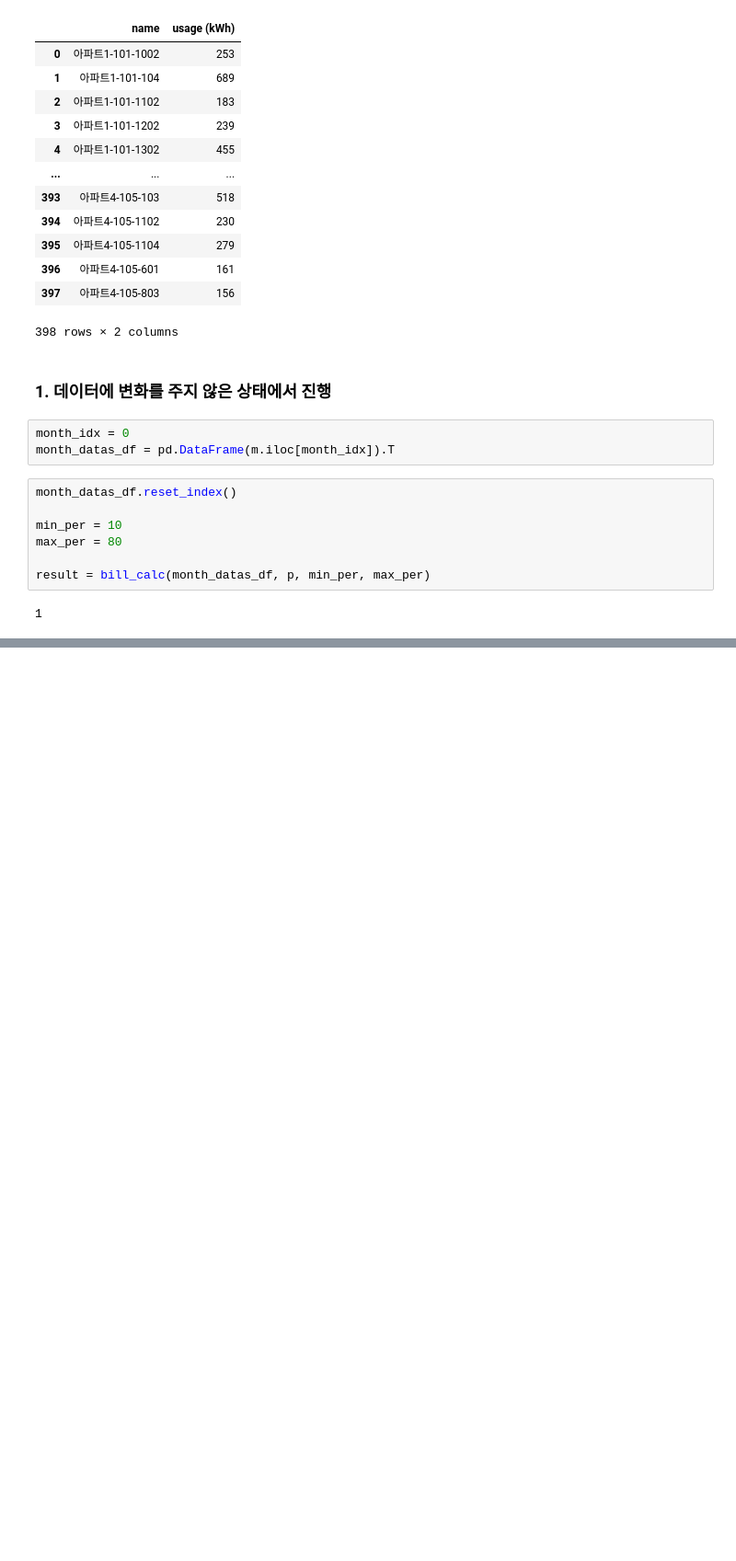
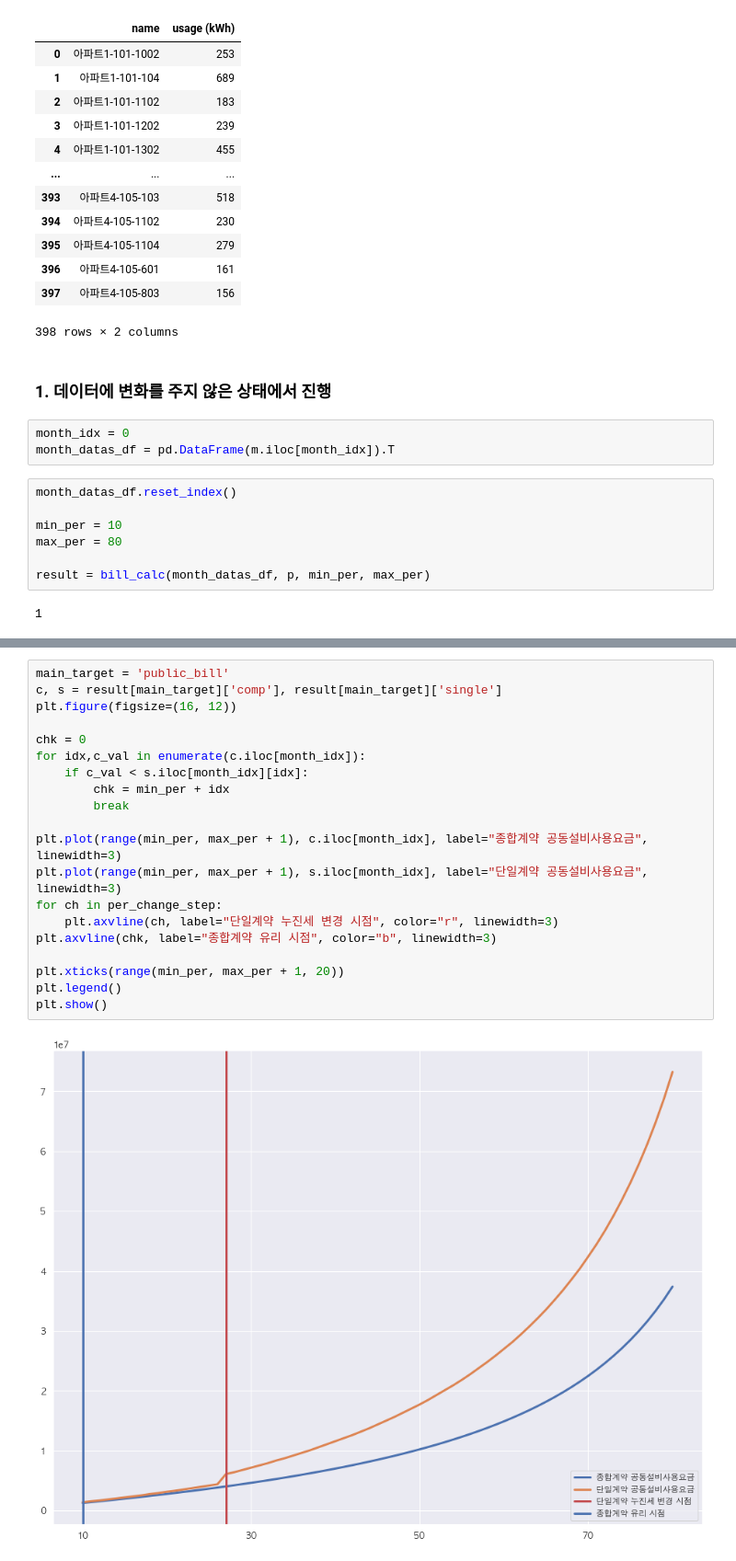
Before and after one commit to formegusto/contract-recommendation-system, a Jupyter notebook: prototype/notebook/documentation.ipynb, the cells around one changed output, grey strips where cells are left out. Shown: that part at 92% size. Saved outputs shown, nothing was run; the diff lists cells and outputs as text; blank space fills up the shorter version.

```diff
--- a/prototype/notebook/documentation.ipynb
+++ b/prototype/notebook/documentation.ipynb
@@ -187,0 +284,22 @@ pd.DataFrame([{
+# %%
+main_target = 'public_bill'
+c, s = result[main_target]['comp'], result[main_target]['single']
+plt.figure(figsize=(16, 12))
+
+chk = 0
+for idx,c_val in enumerate(c.iloc[month_idx]):
+    if c_val < s.iloc[month_idx][idx]:
+        chk = min_per + idx
+        break
+
+plt.plot(range(min_per, max_per + 1), c.iloc[month_idx], label="종합계약 공동설비사용요금", linewidth=3)
+plt.plot(range(min_per, max_per + 1), s.iloc[month_idx], label="단일계약 공동설비사용요금", linewidth=3)
+for ch in per_change_step:
+    plt.axvline(ch, label="단일계약 누진세 변경 시점", color="r", linewidth=3)
+plt.axvline(chk, label="종합계약 유리 시점", color="b", linewidth=3)
+
+plt.xticks(range(min_per, max_per + 1, 20))
+plt.legend()
+plt.show()
+# %% [output]
+[figure, added]
```
Also changed, not shown: parts of 11 cells of this notebook, 2 other files.
